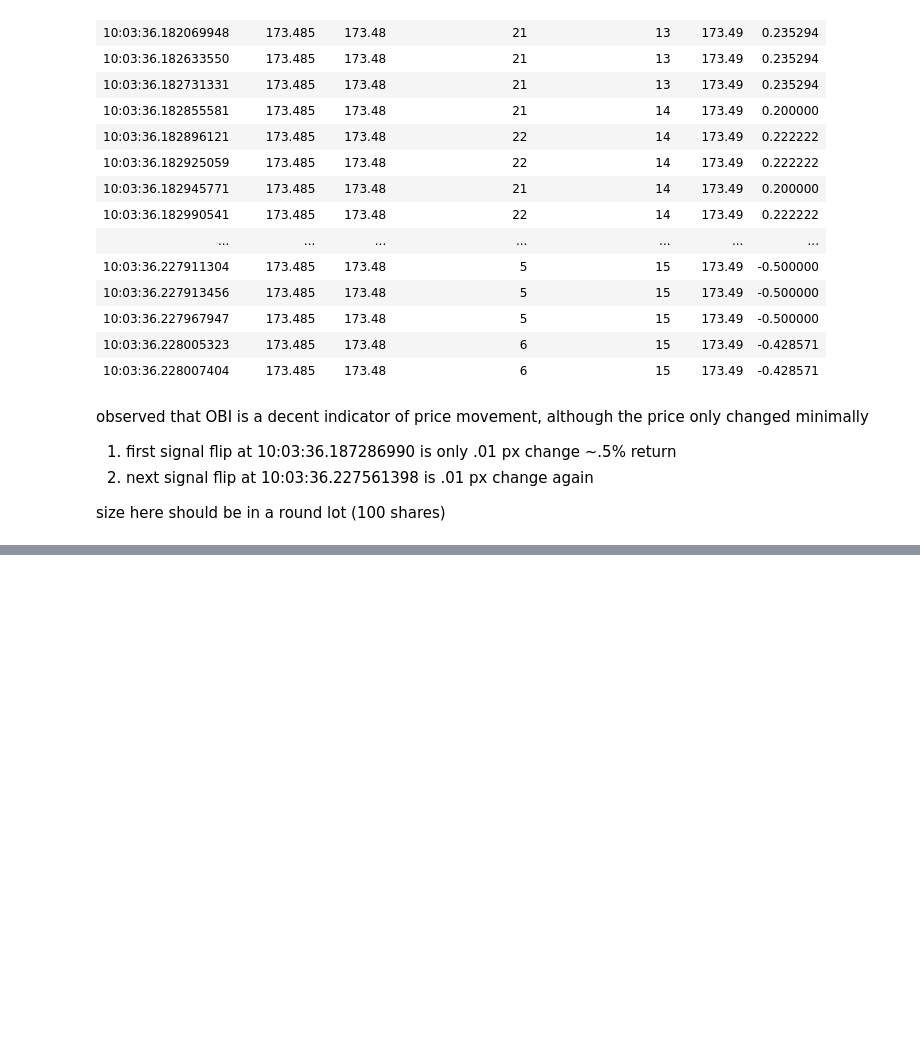
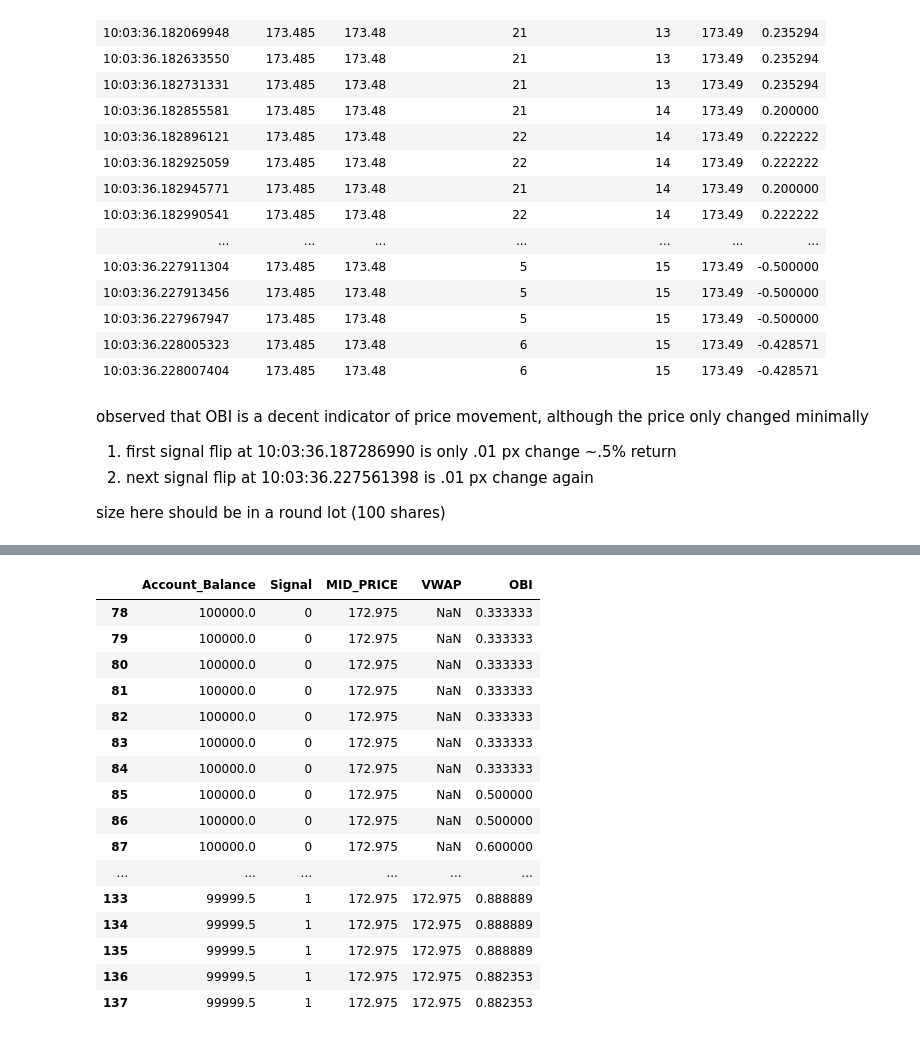
Before and after one commit to changjulian17/mqf_practice, a Jupyter notebook: QF621_Quant_Trading_Strats/order_rebalancing/main.ipynb, the cells around one changed output, grey strips where cells are left out. Cells and saved outputs as stored; diff of their text form; code cells hidden in the pictures; blank space fills up the shorter version.

```diff
--- a/QF621_Quant_Trading_Strats/order_rebalancing/main.ipynb
+++ b/QF621_Quant_Trading_Strats/order_rebalancing/main.ipynb
@@ -218,0 +254,21 @@ size here should be in a round lot (100 shares)
+# %%
+filtered_signal_data = signal_data[signal_data['OBI'] > 0.29][['Account_Balance', 'Signal', 'MID_PRICE', 'VWAP', 'OBI']]
+filtered_signal_data.head(60)
+# %% [output]
+|  | Account_Balance | Signal | MID_PRICE | VWAP | OBI |
+| 78 | 100000.0 | 0 | 172.975 | NaN | 0.333333 |
+| 79 | 100000.0 | 0 | 172.975 | NaN | 0.333333 |
+| 80 | 100000.0 | 0 | 172.975 | NaN | 0.333333 |
+| 81 | 100000.0 | 0 | 172.975 | NaN | 0.333333 |
+| 82 | 100000.0 | 0 | 172.975 | NaN | 0.333333 |
+| 83 | 100000.0 | 0 | 172.975 | NaN | 0.333333 |
+| 84 | 100000.0 | 0 | 172.975 | NaN | 0.333333 |
+| 85 | 100000.0 | 0 | 172.975 | NaN | 0.500000 |
+| 86 | 100000.0 | 0 | 172.975 | NaN | 0.500000 |
+| 87 | 100000.0 | 0 | 172.975 | NaN | 0.600000 |
+| ... | ... | ... | ... | ... | ... |
+| 133 | 99999.5 | 1 | 172.975 | 172.975 | 0.888889 |
+| 134 | 99999.5 | 1 | 172.975 | 172.975 | 0.888889 |
+| 135 | 99999.5 | 1 | 172.975 | 172.975 | 0.888889 |
+| 136 | 99999.5 | 1 | 172.975 | 172.975 | 0.882353 |
+| 137 | 99999.5 | 1 | 172.975 | 172.975 | 0.882353 |
```
Also changed, not shown: parts of 14 cells of this notebook.
